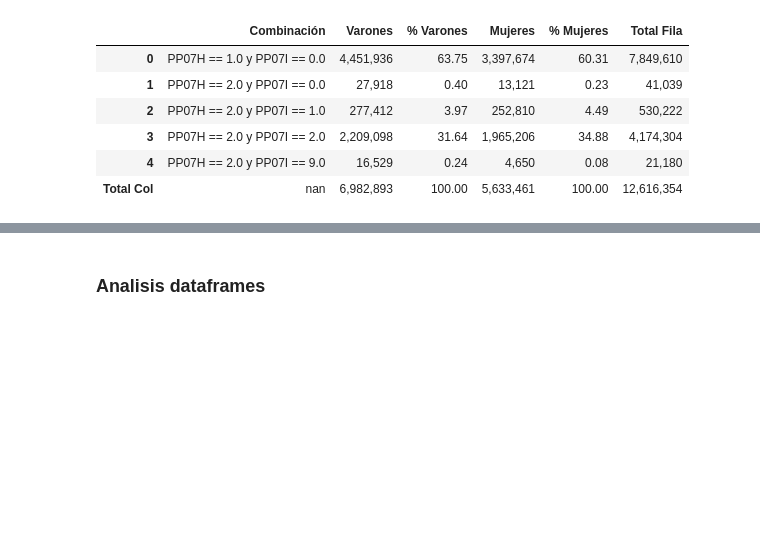
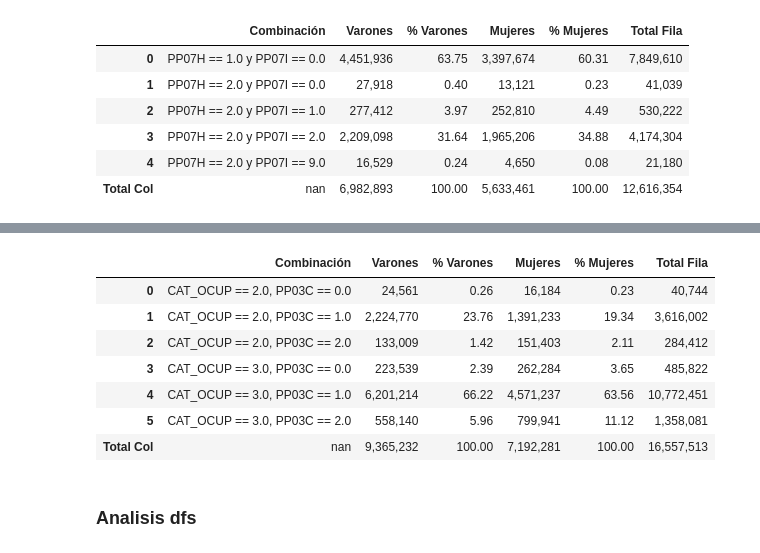
Before and after one commit to datos-Fundar/indice-mercado-trabajo-ingresos, a Jupyter notebook: scripts/xx_indicadores_insercion_laboral.ipynb, the cells around one changed output, grey strips where cells are left out. Cells and saved outputs as stored; diff of their text form; code cells hidden in the pictures; blank space fills up the shorter version.

```diff
--- a/scripts/xx_indicadores_insercion_laboral.ipynb
+++ b/scripts/xx_indicadores_insercion_laboral.ipynb
@@ -473,8 +473,51 @@ tabla_pob_ocupada
 | 25 | CAT_OCUP == 4.0, PP03C == 1.0, PP... | 49,793 | 0.50 | 50,225 | 0.68 | 100,017 |
 | 26 | CAT_OCUP == 4.0, PP03C == 2.0, PP... | 934 | 0.01 | 1,692 | 0.02 | 2,626 |
 | Total Col | nan | 9,862,784 | 100.00 | 7,412,246 | 100.00 | 17,275,030 |
+# %%
+df_temp = df_people_pool.query('CH06 >= 16 & CH06 < 65')
+df_estado = df_temp[(df_temp['ESTADO'] == 1) & (df_temp['CAT_OCUP'] != 1)& (df_temp['CAT_OCUP'] != 4)]          # personas ocupadas
+
+# Filtrar y contar las combinaciones por género
+resultados = df_estado.groupby(['CH04', 'CAT_OCUP', 'PP03C'])['PONDERA_new'].sum().unstack(level='CH04', fill_value=0)
+
+# Renombrar las columnas y restablecer los índices
+resultados.columns = ['Varones', 'Mujeres']
+resultados = resultados.reset_index()
+
+resultados['Total Fila'] = resultados['Varones'] + resultados['Mujeres']
+
+resultados['Combinación'] = resultados.apply(lambda row: f"CAT_OCUP == {row['CAT_OCUP']}, PP03C == {row['PP03C']}", axis=1)
+
+resultados.loc['Total Col'] = resultados.sum(numeric_only=True, axis=0)
+
+resultados.loc[:, '% Varones'] = resultados['Varones']/resultados.loc['Total Col', 'Varones'] * 100
+resultados.loc[:, '% Mujeres'] = resultados['Mujeres']/resultados.loc['Total Col', 'Mujeres'] * 100
+
+resultados = resultados[['Combinación', 'Varones', '% Varones', 'Mujeres', '% Mujeres', 'Total Fila']]
+
+# Aplicar formato a los valores en la tabla
+tabla_pob_ocupada = resultados.style.format({
+    'Varones': '{:,.0f}',
+    '% Varones': '{:,.2f}',
+    'Mujeres': '{:,.0f}',
+    '% Mujeres': '{:,.2f}',
+    'Total Fila': '{:,.0f}'
+})
+
+tabla_pob_ocupada
+
+# [P21 mean M y V, TOT_P12 mean M y V]
+# %% [output]
+|  | Combinación | Varones | % Varones | Mujeres | % Mujeres | Total Fila |
+| 0 | CAT_OCUP == 2.0, PP03C == 0.0 | 24,561 | 0.26 | 16,184 | 0.23 | 40,744 |
+| 1 | CAT_OCUP == 2.0, PP03C == 1.0 | 2,224,770 | 23.76 | 1,391,233 | 19.34 | 3,616,002 |
+| 2 | CAT_OCUP == 2.0, PP03C == 2.0 | 133,009 | 1.42 | 151,403 | 2.11 | 284,412 |
+| 3 | CAT_OCUP == 3.0, PP03C == 0.0 | 223,539 | 2.39 | 262,284 | 3.65 | 485,822 |
+| 4 | CAT_OCUP == 3.0, PP03C == 1.0 | 6,201,214 | 66.22 | 4,571,237 | 63.56 | 10,772,451 |
+| 5 | CAT_OCUP == 3.0, PP03C == 2.0 | 558,140 | 5.96 | 799,941 | 11.12 | 1,358,081 |
+| Total Col | nan | 9,365,232 | 100.00 | 7,192,281 | 100.00 | 16,557,513 |
 # %% [markdown]
-### Analisis dataframes
+### Analisis dfs
 # %%
 # cod_provincia
 dict_cod_provincia = {2: "CABA",
```
Also changed, not shown: parts of 20 cells of this notebook, 4 other files.
